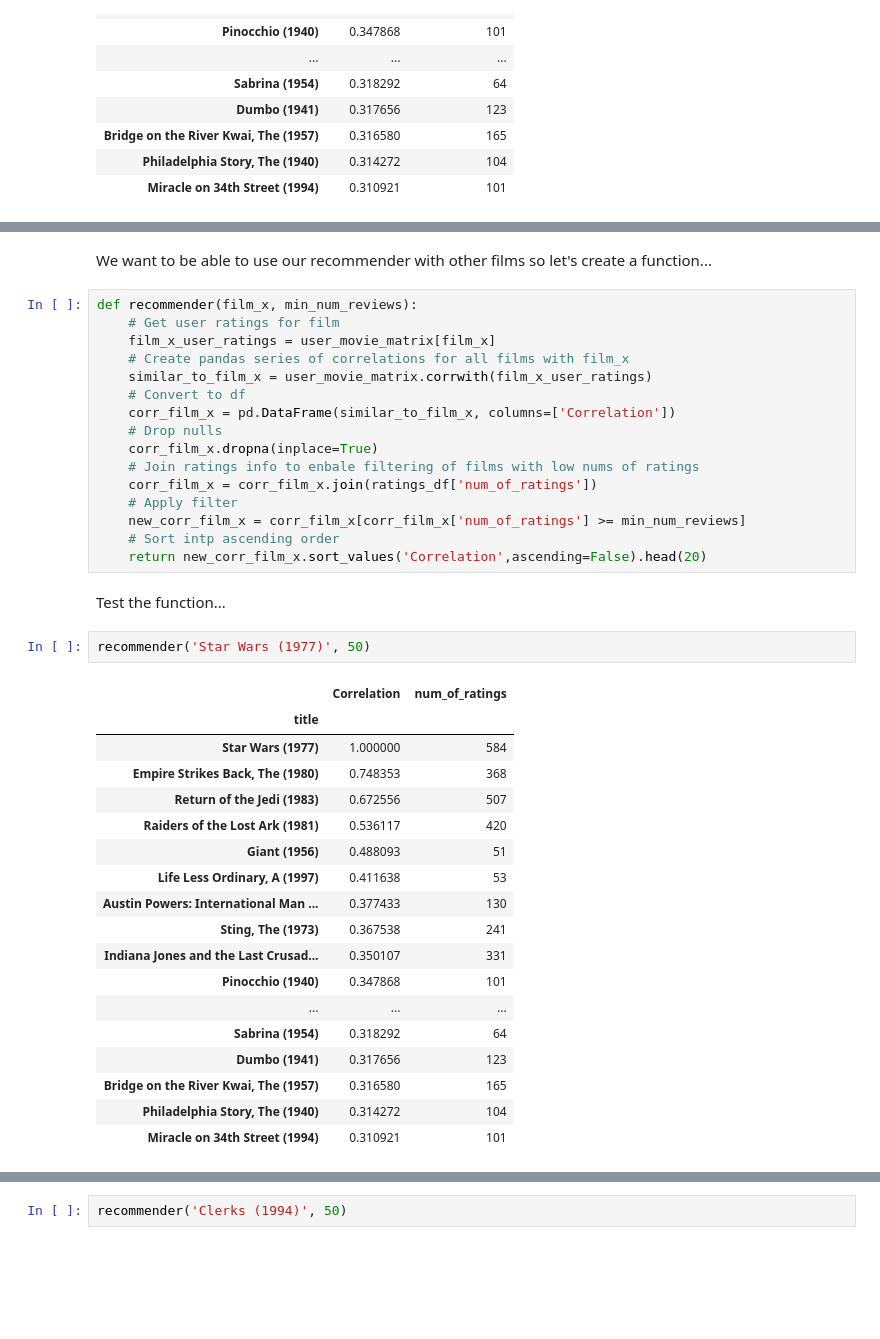
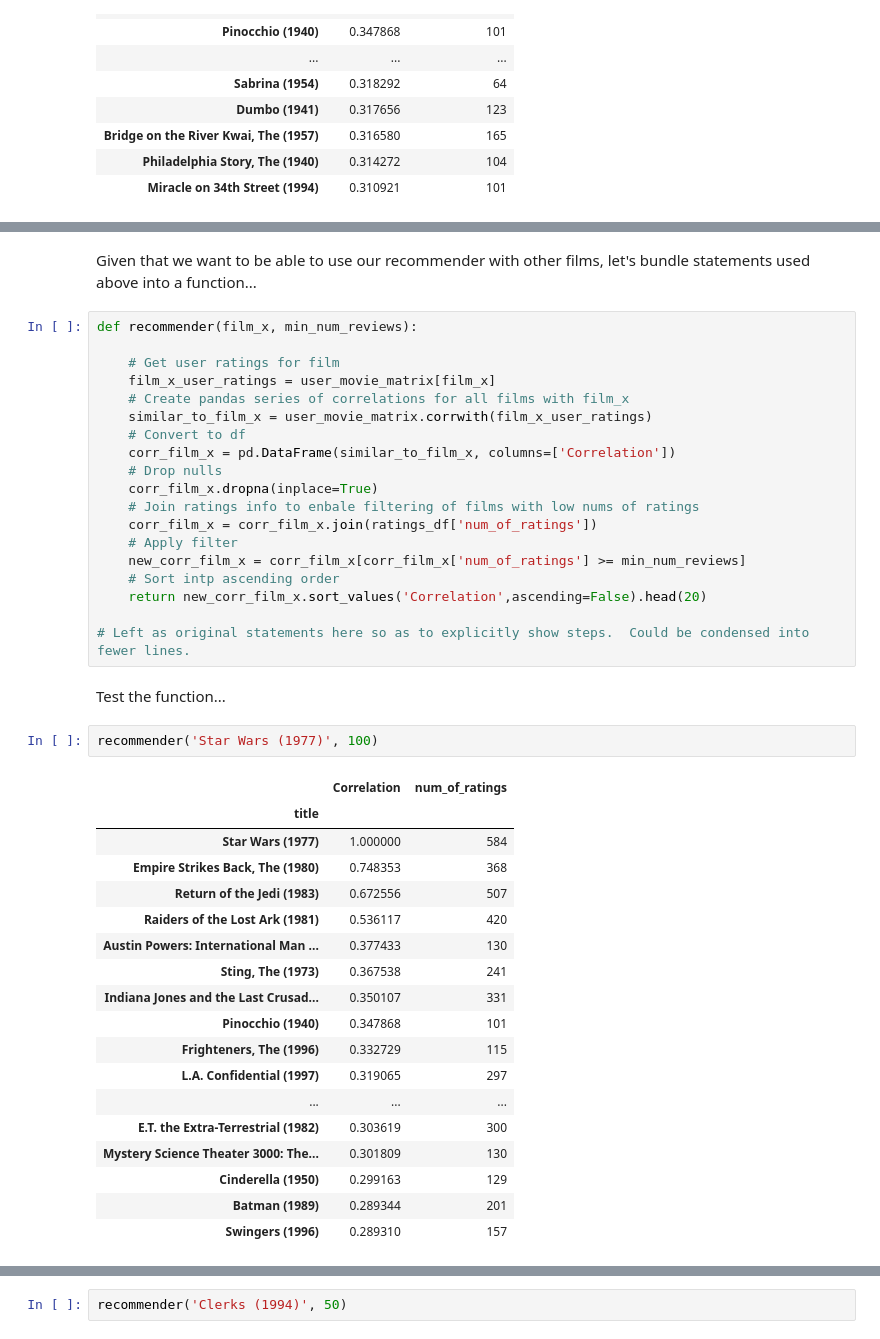
Before and after one commit to s-miller/Content-based-recommender-system-using-Movielens-dataset, a Jupyter notebook: Content-based recommender system using Movielens dataset.ipynb, the cells around one changed output, grey strips where cells are left out. Drawn from its saved outputs; the diff is of its cells as text; blank space fills up the shorter version.

```diff
--- a/Content-based recommender system using Movielens dataset.ipynb
+++ b/Content-based recommender system using Movielens dataset.ipynb
@@ -668,7 +666,8 @@ new_corr_starwars.sort_values('Correlation',ascending=False).head(20)
 # %% [markdown]
-We want to be able to use our recommender with other films so let's create a function...
+Given that we want to be able to use our recommender with other films, let's bundle statements used above into a function...
 # %%
 def recommender(film_x, min_num_reviews):
+
     # Get user ratings for film
     film_x_user_ratings = user_movie_matrix[film_x]
     # Create pandas series of correlations for all films with film_x
@@ -683,27 +682,29 @@ def recommender(film_x, min_num_reviews):
     new_corr_film_x = corr_film_x[corr_film_x['num_of_ratings'] >= min_num_reviews]
     # Sort intp ascending order
     return new_corr_film_x.sort_values('Correlation',ascending=False).head(20)
+
+# Left as original statements here so as to explicitly show steps.  Could be condensed into fewer lines.
 # %% [markdown]
 Test the function...
 # %%
-recommender('Star Wars (1977)', 50)
+recommender('Star Wars (1977)', 100)
 # %% [output]
 |  | Correlation | num_of_ratings |
 | title |  |  |
 | Star Wars (1977) | 1.000000 | 584 |
 | Empire Strikes Back, The (1980) | 0.748353 | 368 |
 | Return of the Jedi (1983) | 0.672556 | 507 |
 | Raiders of the Lost Ark (1981) | 0.536117 | 420 |
-| Giant (1956) | 0.488093 | 51 |
-| Life Less Ordinary, A (1997) | 0.411638 | 53 |
 | Austin Powers: International Man ... | 0.377433 | 130 |
 | Sting, The (1973) | 0.367538 | 241 |
 | Indiana Jones and the Last Crusad... | 0.350107 | 331 |
 | Pinocchio (1940) | 0.347868 | 101 |
+| Frighteners, The (1996) | 0.332729 | 115 |
+| L.A. Confidential (1997) | 0.319065 | 297 |
 | ... | ... | ... |
-| Sabrina (1954) | 0.318292 | 64 |
-| Dumbo (1941) | 0.317656 | 123 |
-| Bridge on the River Kwai, The (1957) | 0.316580 | 165 |
-| Philadelphia Story, The (1940) | 0.314272 | 104 |
-| Miracle on 34th Street (1994) | 0.310921 | 101 |
+| E.T. the Extra-Terrestrial (1982) | 0.303619 | 300 |
+| Mystery Science Theater 3000: The... | 0.301809 | 130 |
+| Cinderella (1950) | 0.299163 | 129 |
+| Batman (1989) | 0.289344 | 201 |
+| Swingers (1996) | 0.289310 | 157 |
 # %% [markdown]
```
Also changed, not shown: parts of 48 cells of this notebook.
